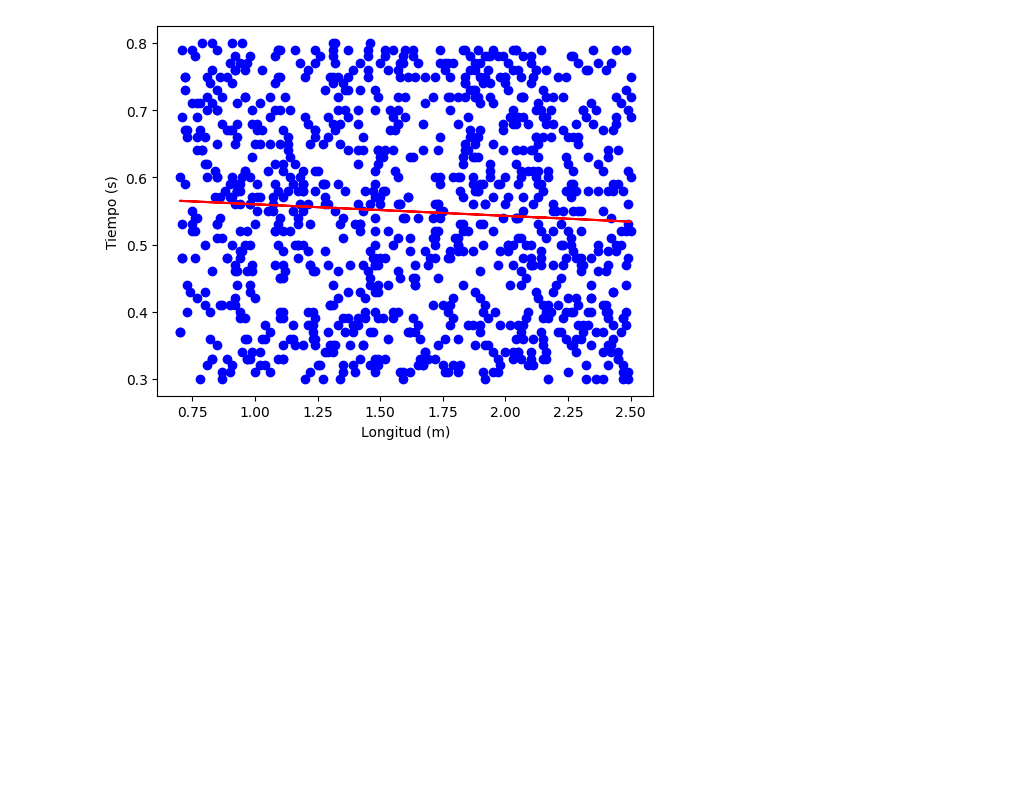
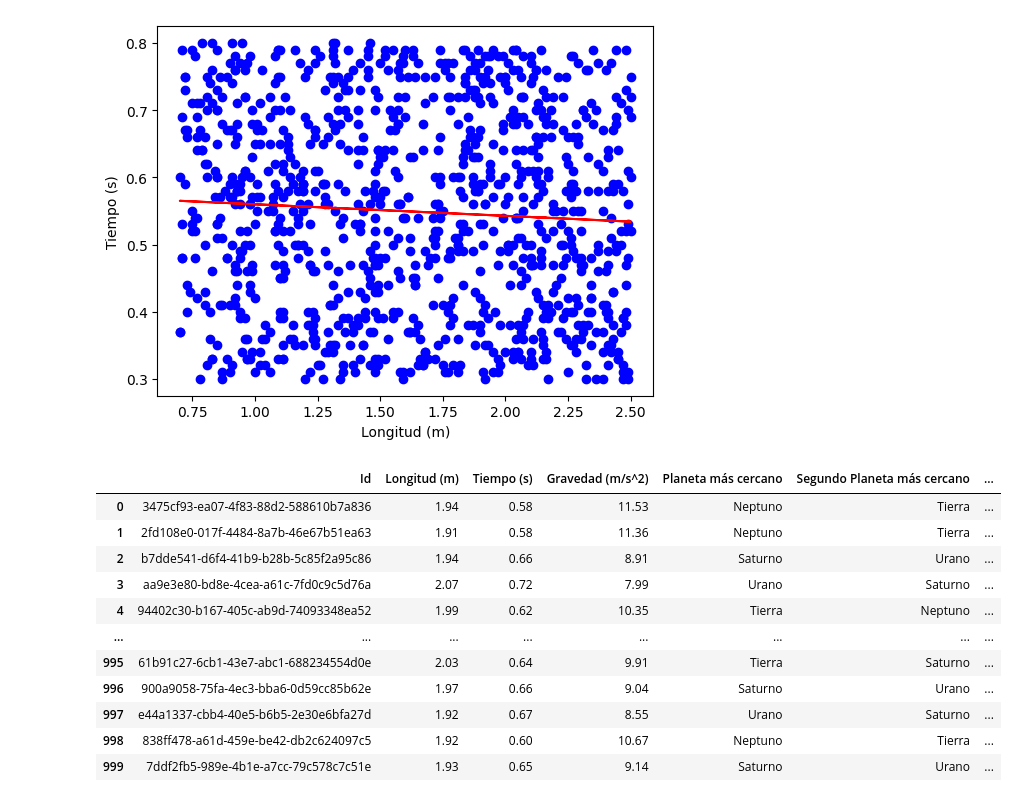
Before and after one commit to Enriquepardo/Tarea-DataSet-, a Jupyter notebook: Ejercicio_primer_DataSet.ipynb, the cells around one changed output. Saved outputs shown, nothing was run; the diff lists cells and outputs as text; code cells hidden in the pictures; blank space fills up the shorter version.

```diff
--- a/Ejercicio_primer_DataSet.ipynb
+++ b/Ejercicio_primer_DataSet.ipynb
@@ -238,3 +238,84 @@ plt.ylabel('Tiempo (s)')
 plt.show()
 # %% [output]
 [figure]
+# %%
+
+
+def calcular_error(L, t):
+    L_simbolo, t_simbolo = sp.symbols('L t')
+    g_calculada_simbolo = (2*L_simbolo) / (t_simbolo**2)
+
+    derivada_parcial_L = sp.diff(g_calculada_simbolo, L_simbolo)
+    derivada_parcial_t = sp.diff(g_calculada_simbolo, t_simbolo)
+
+    error_L = 0.01
+    error_t = 0.01
+
+    error_g_calculada = sp.sqrt((derivada_parcial_L * error_L)**2 + (derivada_parcial_t * error_t)**2)
+
+    return float(error_g_calculada.subs({L_simbolo: L, t_simbolo: t}))
+
+def generar_datos_cercanos_a_resultados(planetas, L_objetivo, t_objetivo):
+    L = round(rd.uniform(L_objetivo - 0.1, L_objetivo + 0.1), 2)
+    t = round(rd.uniform(t_objetivo - 0.1, t_objetivo + 0.1), 2)
+
+    g_calculada = round((2*L) / (t**2), 2)
+
+    diferencia_minima = float('inf')
+    planeta_mas_cercano = ''
+
+    for planeta, gravedad in planetas.items():
+        diferencia = abs(gravedad - g_calculada)
+        if diferencia < diferencia_minima:
+            diferencia_minima = diferencia
+            planeta_mas_cercano = planeta
+
+    diferencia_minima_2 = float('inf')
+    segundo_planeta_mas_cercano = ''
+
+    for planeta, gravedad in planetas.items():
+        if planeta != planeta_mas_cercano:
+            diferencia = abs(gravedad - g_calculada)
+            if diferencia < diferencia_minima_2:
+                diferencia_minima_2 = diferencia
+                segundo_planeta_mas_cercano = planeta
+
+    error_g_calculada = calcular_error(L, t)
+
+    error_porcentaje = (error_g_calculada / g_calculada) * 100
+
+    return {
+        'Id': fake.uuid4(),
+        'Longitud (m)': L,
+        'Tiempo (s)': t,
+        'Gravedad (m/s^2)': g_calculada,
+        'Planeta más cercano': planeta_mas_cercano,
+        'Segundo Planeta más cercano': segundo_planeta_mas_cercano,
+        'Error Gravedad (m/s^2)': error_g_calculada,
+        'Error Porcentaje (%)': error_porcentaje
+    }
+
+L1_objetivo = 1.00
+t1_objetivo = 0.46
+
+dataframe_a = pd.DataFrame([generar_datos_cercanos_a_resultados(planetas, L1_objetivo, t1_objetivo) for _ in range(1000)])
+dataframe_a
+
+L2_objetivo = 2.00
+t2_objetivo = 0.66
+
+dataframe_b = pd.DataFrame([generar_datos_cercanos_a_resultados(planetas, L2_objetivo, t2_objetivo) for _ in range(1000)])
+dataframe_b
+# %% [output]
+|  | Id | Longitud (m) | Tiempo (s) | Gravedad (m/s^2) | Planeta más cercano | Segundo Planeta más cercano | ... |
+| 0 | 3475cf93-ea07-4f83-88d2-588610b7a836 | 1.94 | 0.58 | 11.53 | Neptuno | Tierra | ... |
+| 1 | 2fd108e0-017f-4484-8a7b-46e67b51ea63 | 1.91 | 0.58 | 11.36 | Neptuno | Tierra | ... |
+| 2 | b7dde541-d6f4-41b9-b28b-5c85f2a95c86 | 1.94 | 0.66 | 8.91 | Saturno | Urano | ... |
+| 3 | aa9e3e80-bd8e-4cea-a61c-7fd0c9c5d76a | 2.07 | 0.72 | 7.99 | Urano | Saturno | ... |
+| 4 | 94402c30-b167-405c-ab9d-74093348ea52 | 1.99 | 0.62 | 10.35 | Tierra | Neptuno | ... |
+| ... | ... | ... | ... | ... | ... | ... | ... |
+| 995 | 61b91c27-6cb1-43e7-abc1-688234554d0e | 2.03 | 0.64 | 9.91 | Tierra | Saturno | ... |
+| 996 | 900a9058-75fa-4ec3-bba6-0d59cc85b62e | 1.97 | 0.66 | 9.04 | Saturno | Urano | ... |
+| 997 | e44a1337-cbb4-40e5-b6b5-2e30e6bfa27d | 1.92 | 0.67 | 8.55 | Urano | Saturno | ... |
+| 998 | 838ff478-a61d-459e-be42-db2c624097c5 | 1.92 | 0.60 | 10.67 | Neptuno | Tierra | ... |
+| 999 | 7ddf2fb5-989e-4b1e-a7cc-79c578c7c51e | 1.93 | 0.65 | 9.14 | Saturno | Urano | ... |
```
Also changed, not shown: parts of 3 cells of this notebook.
